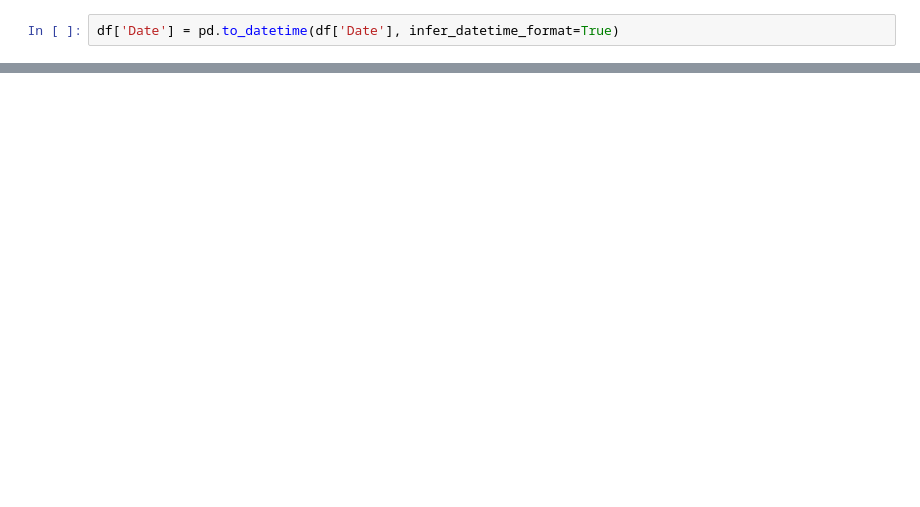
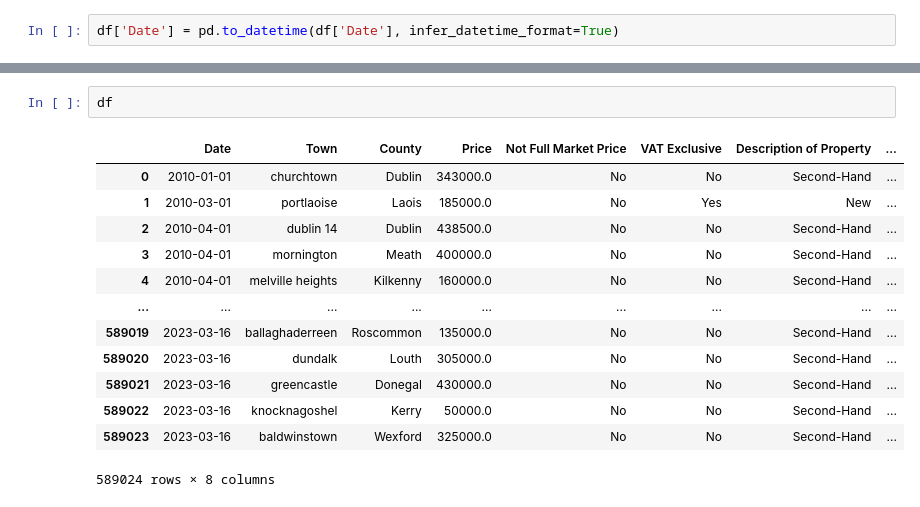
Before and after one commit to iamstarstuff/Ireland-PPR, a Jupyter notebook: EDA.ipynb, the cells around one changed output, grey strips where cells are left out. Saved outputs shown, nothing was run; the diff lists cells and outputs as text; blank space fills up the shorter version.

```diff
--- a/EDA.ipynb
+++ b/EDA.ipynb
@@ -181,0 +446,16 @@ fig.show()
+# %%
+df
+# %% [output]
+|  | Date | Town | County | Price | Not Full Market Price | VAT Exclusive | Description of Property | ... |
+| 0 | 2010-01-01 | churchtown | Dublin | 343000.0 | No | No | Second-Hand | ... |
+| 1 | 2010-03-01 | portlaoise | Laois | 185000.0 | No | Yes | New | ... |
+| 2 | 2010-04-01 | dublin 14 | Dublin | 438500.0 | No | No | Second-Hand | ... |
+| 3 | 2010-04-01 | mornington | Meath | 400000.0 | No | No | Second-Hand | ... |
+| 4 | 2010-04-01 | melville heights | Kilkenny | 160000.0 | No | No | Second-Hand | ... |
+| ... | ... | ... | ... | ... | ... | ... | ... | ... |
+| 589019 | 2023-03-16 | ballaghaderreen | Roscommon | 135000.0 | No | No | Second-Hand | ... |
+| 589020 | 2023-03-16 | dundalk | Louth | 305000.0 | No | No | Second-Hand | ... |
+| 589021 | 2023-03-16 | greencastle | Donegal | 430000.0 | No | No | Second-Hand | ... |
+| 589022 | 2023-03-16 | knocknagoshel | Kerry | 50000.0 | No | No | Second-Hand | ... |
+| 589023 | 2023-03-16 | baldwinstown | Wexford | 325000.0 | No | No | Second-Hand | ... |
+589024 rows × 8 columns
```
Also changed, not shown: parts of 58 cells of this notebook, 3 other files.
